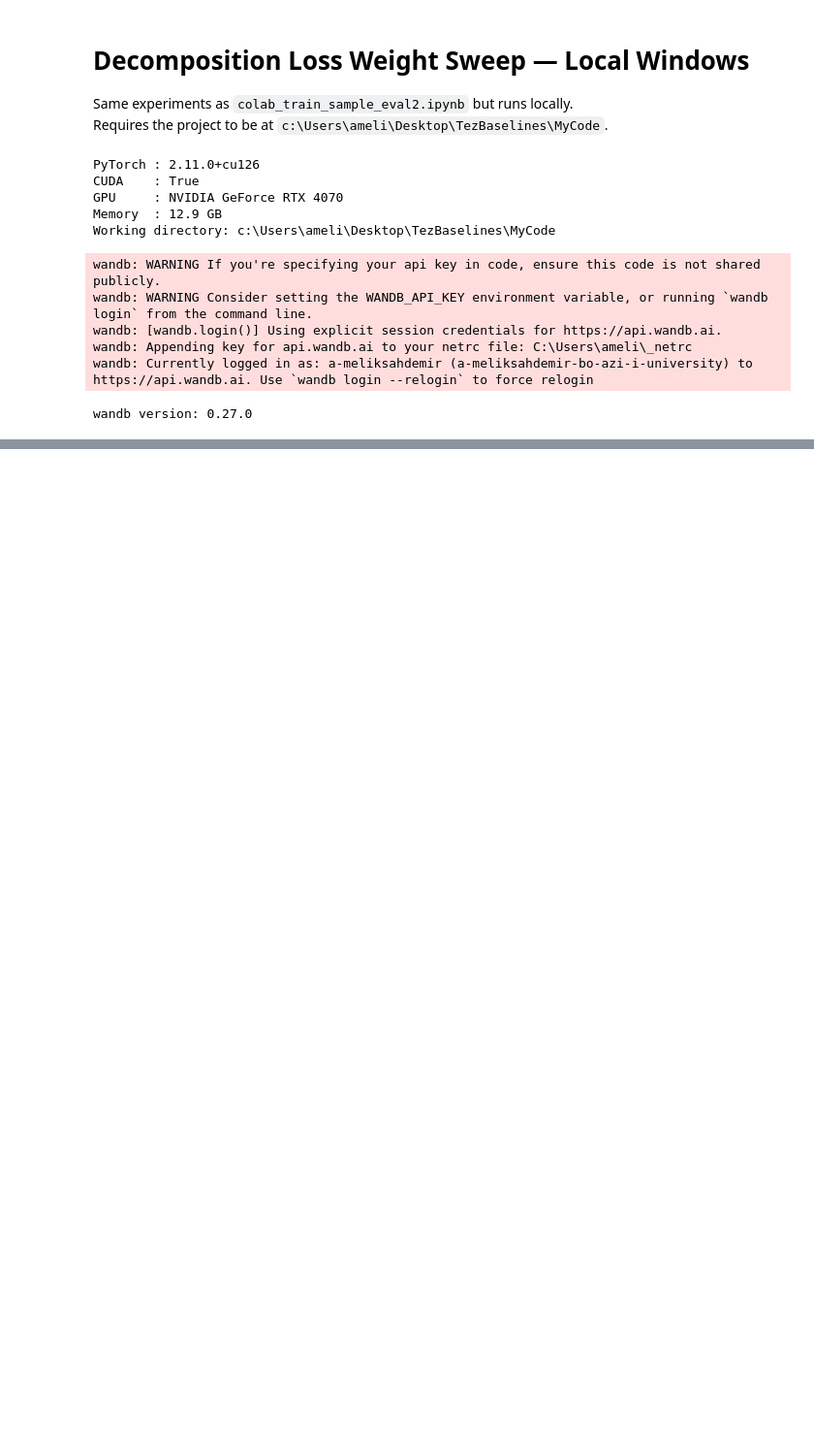
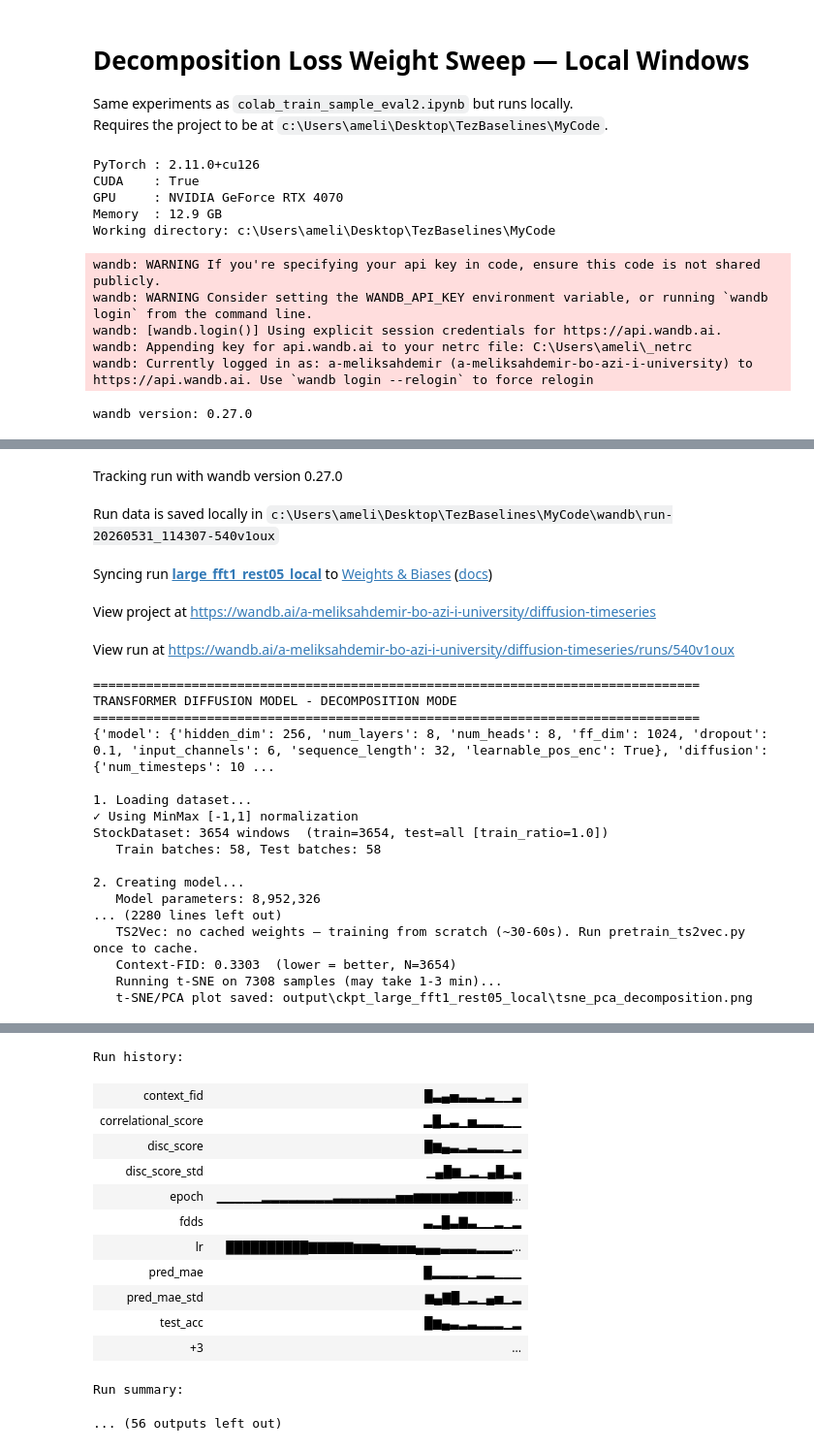
Before and after one commit to Ardameliksah/DiffusionModelTimeSeries, a Jupyter notebook: local_sweep.ipynb, the cells around one changed output, grey strips where cells are left out. Shown at 97% size. Saved outputs shown, nothing was run; the diff lists cells and outputs as text; code cells hidden in the pictures; blank space fills up the shorter version.

Commit message:
eval

```diff
--- a/local_sweep.ipynb
+++ b/local_sweep.ipynb
@@ -217,6 +254,27 @@ import torch, gc
 from pathlib import Path
 from train_with_mode import train
 from evaluate_unified import evaluate
+import torch, gc, importlib
+from pathlib import Path
+
+import train_with_mode as _twm
+importlib.reload(_twm)
+from train_with_mode import train
+
+import evaluate_unified as _eu
+importlib.reload(_eu)
+from evaluate_unified import evaluate
+
+DEVICE        = 'cuda' if torch.cuda.is_available() else 'cpu'
+WANDB_PROJECT = 'diffusion-timeseries'
+NUM_WORKERS   = 0     # must be 0 on Windows
+SEED          = 42
+BATCH_SIZE    = 64
+
+NUM_EPOCHS          = 2000
+LR                  = 1e-4
+EVAL_METRICS_EVERY  = 200
+N_METRIC_ITERATIONS = 3
 
 # ── Large config — dominant loss experiments ───────────────────────────────────
 # Each experiment: one loss at 1.0, the other two at 0.5 or 0.25
@@ -354,3 +412,4 @@ for i, exp in enumerate(DOMINANT_EXPERIMENTS):
 print('\n' + '='*70)
 print('  DOMINANT LOSS EXPERIMENTS COMPLETE')
 print('='*70)
+# %% [output]
@@ -356,0 +434,22 @@ print('='*70)
+Tracking run with wandb version 0.27.0
+Run data is saved locally in c:\Users\ameli\Desktop\TezBaselines\MyCode\wandb\run-20260531_114307-540v1oux
+Syncing run large_fft1_rest05_local to Weights & Biases (docs)
+View project at https://wandb.ai/a-meliksahdemir-bo-azi-i-university/diffusion-timeseries
+View run at https://wandb.ai/a-meliksahdemir-bo-azi-i-university/diffusion-timeseries/runs/540v1oux
+================================================================================
+TRANSFORMER DIFFUSION MODEL - DECOMPOSITION MODE
+================================================================================
+{'model': {'hidden_dim': 256, 'num_layers': 8, 'num_heads': 8, 'ff_dim': 1024, 'dropout': 0.1, 'input_channels': 6, 'sequence_length': 32, 'learnable_pos_enc': True}, 'diffusion': {'num_timesteps': 10 ...
+
+1. Loading dataset...
+✓ Using MinMax [-1,1] normalization
+StockDataset: 3654 windows  (train=3654, test=all [train_ratio=1.0])
+   Train batches: 58, Test batches: 58
+
+2. Creating model...
+   Model parameters: 8,952,326
+... (2280 lines left out)
+   TS2Vec: no cached weights — training from scratch (~30-60s). Run pretrain_ts2vec.py once to cache.
+   Context-FID: 0.3303  (lower = better, N=3654)
+   Running t-SNE on 7308 samples (may take 1-3 min)...
+   t-SNE/PCA plot saved: output\ckpt_large_fft1_rest05_local\tsne_pca_decomposition.png
@@ -356,0 +457,14 @@ print('='*70)
+Run history:
+| context_fid | █▃▄▅▃▃▂▃▁▁▃ |
+| correlational_score | ▂█▂▃▁▅▂▂▂▁▁ |
+| disc_score | █▆▄▃▂▃▂▂▂▁▂ |
+| disc_score_std | ▁▄█▆▁▂▁▄█▂▄ |
+| epoch | ▁▁▁▁▁▂▂▂▂▂▂▂▂▃▃▃▃▃▃▃▅▅▆▆▆▆▆▇▇▇▇▇▇... |
+| fdds | ▃▂█▃▇▃▁▁▂▁▂ |
+| lr | ██████████▇▇▇▇▇▆▆▆▅▅▅▅▄▄▄▃▃▃▃▂▂▂▂... |
+| pred_mae | █▂▂▂▂▁▂▂▁▁▁ |
+| pred_mae_std | ▆▄▇█▁▂▁▄▅▁▂ |
+| test_acc | █▆▄▃▂▃▂▂▂▁▂ |
+| +3 | ... |
+Run summary:
+... (56 outputs left out)
```
Also changed, not shown: parts of 2 cells of this notebook, 4 other files.
